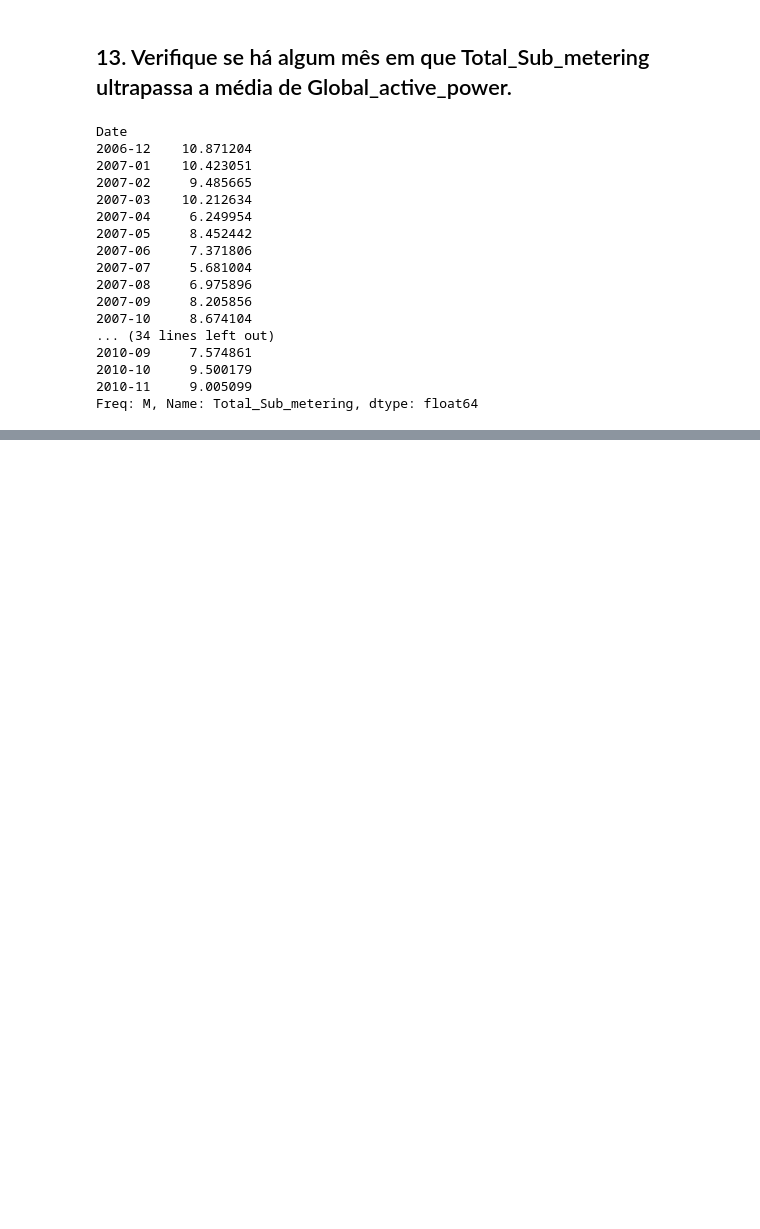
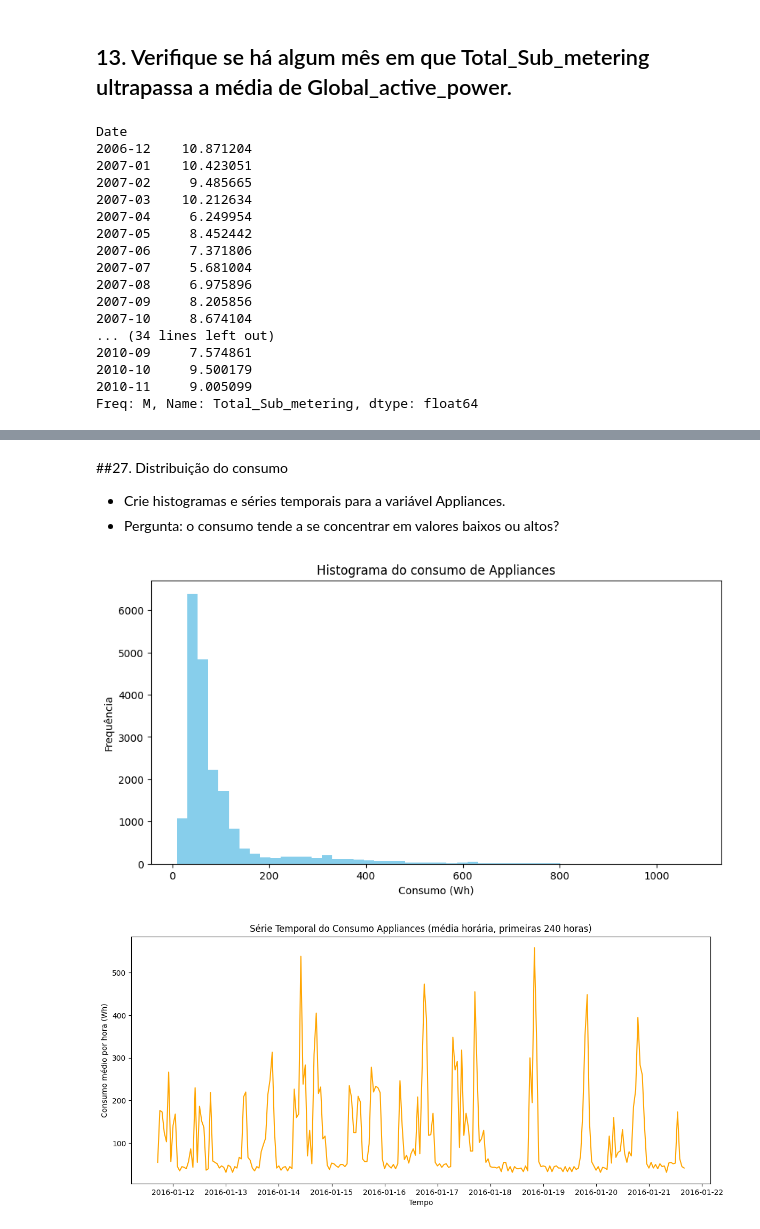
Before and after one commit to CP4-IOT/CP4_AnaliseDeDados, a Jupyter notebook: CP4__IoT.ipynb, the cells around one changed output, grey strips where cells are left out. Cells and saved outputs as stored; diff of their text form; code cells hidden in the pictures; blank space fills up the shorter version.

```diff
--- a/CP4__IoT.ipynb
+++ b/CP4__IoT.ipynb
@@ -221,0 +519,12 @@ Freq: M, Name: Total_Sub_metering, dtype: float64
+# %%
+import pandas as pd
+from google.colab import files
+uploaded = files.upload()
+filename = "energydata_complete.csv"
+df = pd.read_csv(filename, low_memory=False)
+
+# Exibir tipos de dados e informações gerais do DataFrame
+df.info()
+
+# Exibir estatísticas descritivas das colunas numéricas
+df.describe()
@@ -221,0 +560,35 @@ Freq: M, Name: Total_Sub_metering, dtype: float64
+# %% [markdown]
+##27. Distribuição do consumo
+ - Crie histogramas e séries temporais para a variável Appliances.
+ - Pergunta: o consumo tende a se concentrar em valores baixos ou altos?
+# %%
+# 27. Distribuição do consumo - Histogramas e séries temporais para 'Appliances'
+import pandas as pd
+import matplotlib.pyplot as plt
+
+# Converter a coluna 'date' para datetime (se ainda não feito)
+df['date'] = pd.to_datetime(df['date'])
+
+# Converter 'Appliances' para numérico (se necessário)
+df['Appliances'] = pd.to_numeric(df['Appliances'], errors='coerce')
+
+# HISTOGRAMA
+plt.figure(figsize=(10,5))
+plt.hist(df['Appliances'].dropna(), bins=50, color='skyblue')
+plt.title('Histograma do consumo de Appliances')
+plt.xlabel('Consumo (Wh)')
+plt.ylabel('Frequência')
+plt.show()
+
+# SÉRIE TEMPORAL - reamostrar para média horária para facilitar leitura
+appliances_resampled = df.set_index('date')['Appliances'].resample('H').mean()
+
+plt.figure(figsize=(14,6))
+plt.plot(appliances_resampled.iloc[:240], color='orange')
+plt.title('Série Temporal do Consumo Appliances (média horária, primeiras 240 horas)')
+plt.xlabel('Tempo')
+plt.ylabel('Consumo médio por hora (Wh)')
+plt.show()
+# %% [output]
+[figure, added]
+[figure, added]
```
Also changed, not shown: parts of 26 cells of this notebook.
